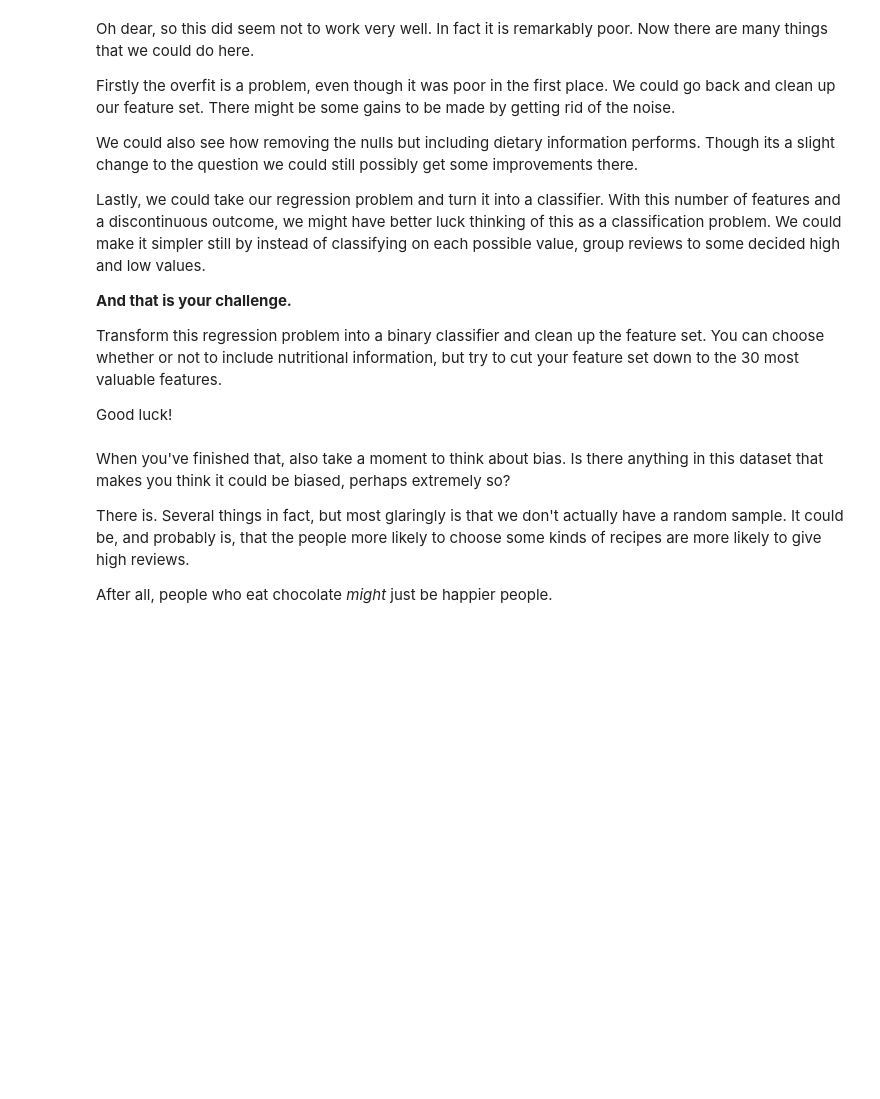
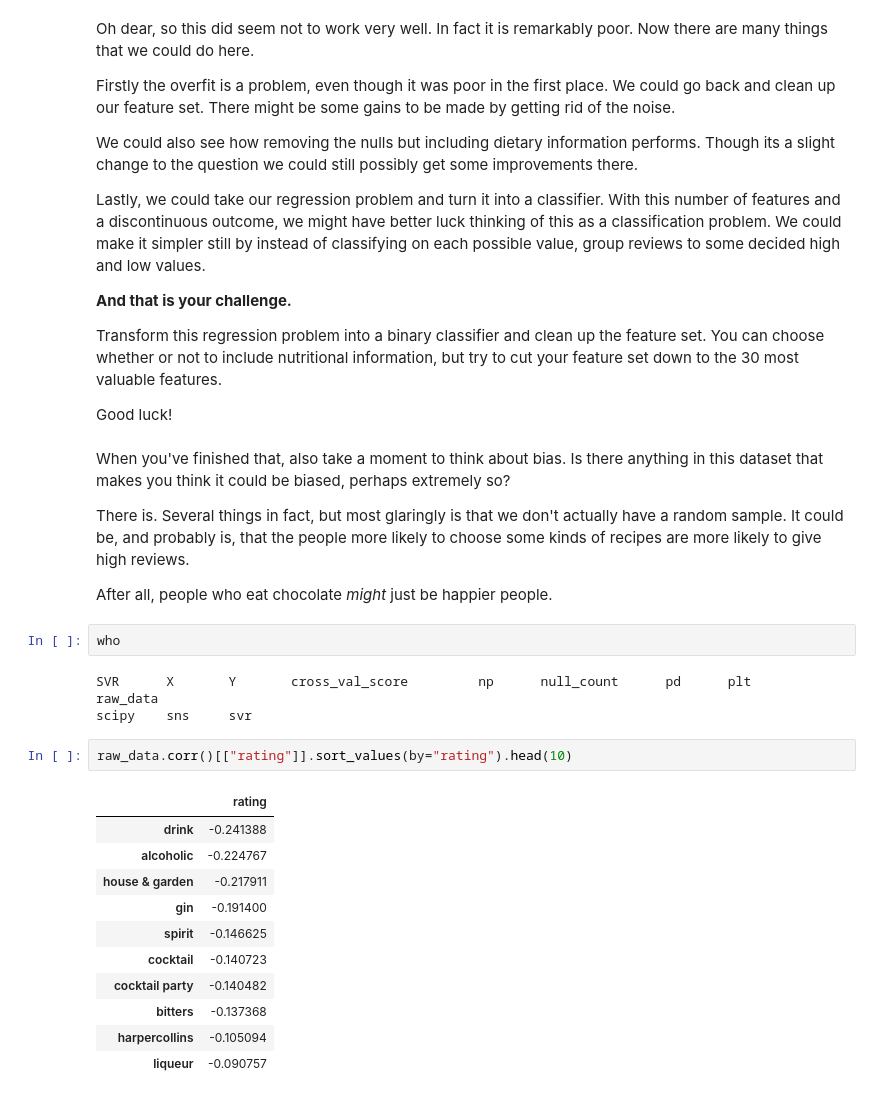
Before and after one commit to chrisoyer/thinkful_notes, a Jupyter notebook: Unit_2_supervised_learning/22/22.5_svm_guided_example_and_challenge.ipynb, the cells around one changed output. Saved outputs shown, nothing was run; the diff lists cells and outputs as text; blank space fills up the shorter version.

```diff
--- a/Unit_2_supervised_learning/22/22.5_svm_guided_example_and_challenge.ipynb
+++ b/Unit_2_supervised_learning/22/22.5_svm_guided_example_and_challenge.ipynb
@@ -121,3 +125,22 @@ When you've finished that, also take a moment to think about bias. Is there anyt
 There is. Several things in fact, but most glaringly is that we don't actually have a random sample. It could be, and probably is, that the people more likely to choose some kinds of recipes are more likely to give high reviews.
 
 After all, people who eat chocolate _might_ just be happier people.
+# %%
+who
+# %% [output]
+SVR      X       Y       cross_val_score         np      null_count      pd      plt     raw_data
+scipy    sns     svr
+# %%
+raw_data.corr()[["rating"]].sort_values(by="rating").head(10)
+# %% [output]
+|  | rating |
+| drink | -0.241388 |
+| alcoholic | -0.224767 |
+| house & garden | -0.217911 |
+| gin | -0.191400 |
+| spirit | -0.146625 |
+| cocktail | -0.140723 |
+| cocktail party | -0.140482 |
+| bitters | -0.137368 |
+| harpercollins | -0.105094 |
+| liqueur | -0.090757 |
```
Also changed, not shown: parts of 15 cells of this notebook.
